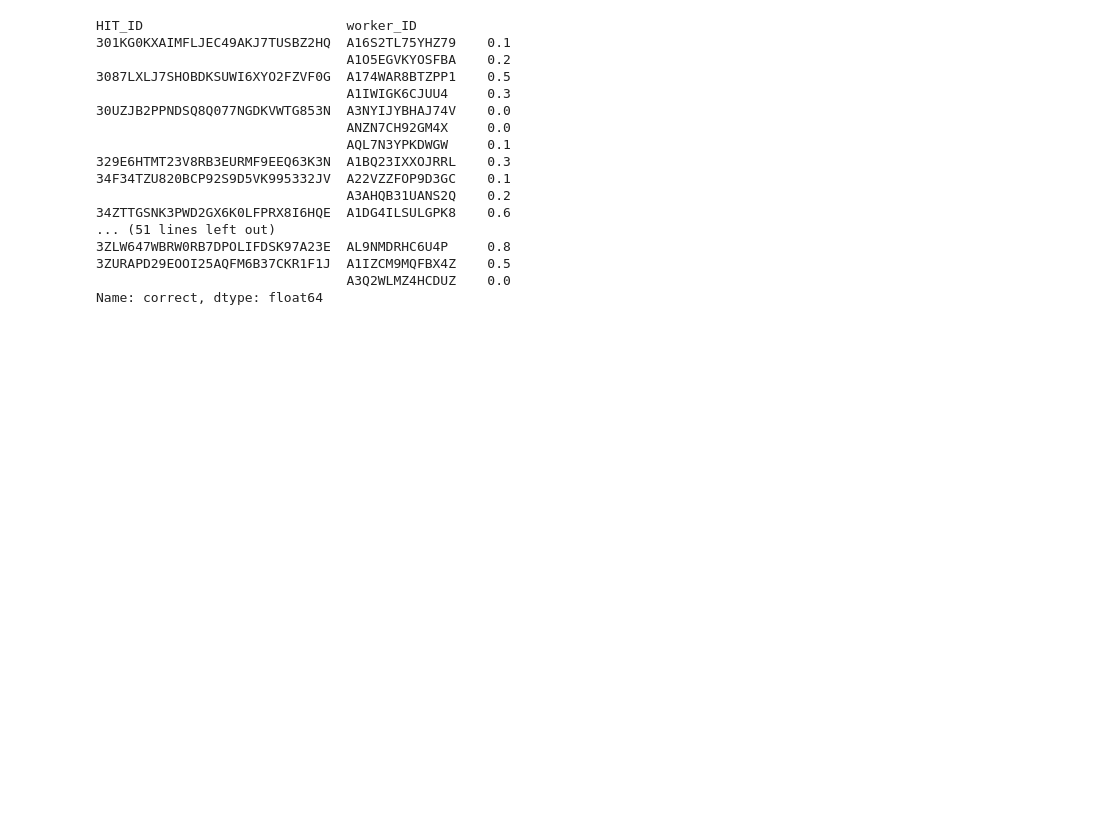
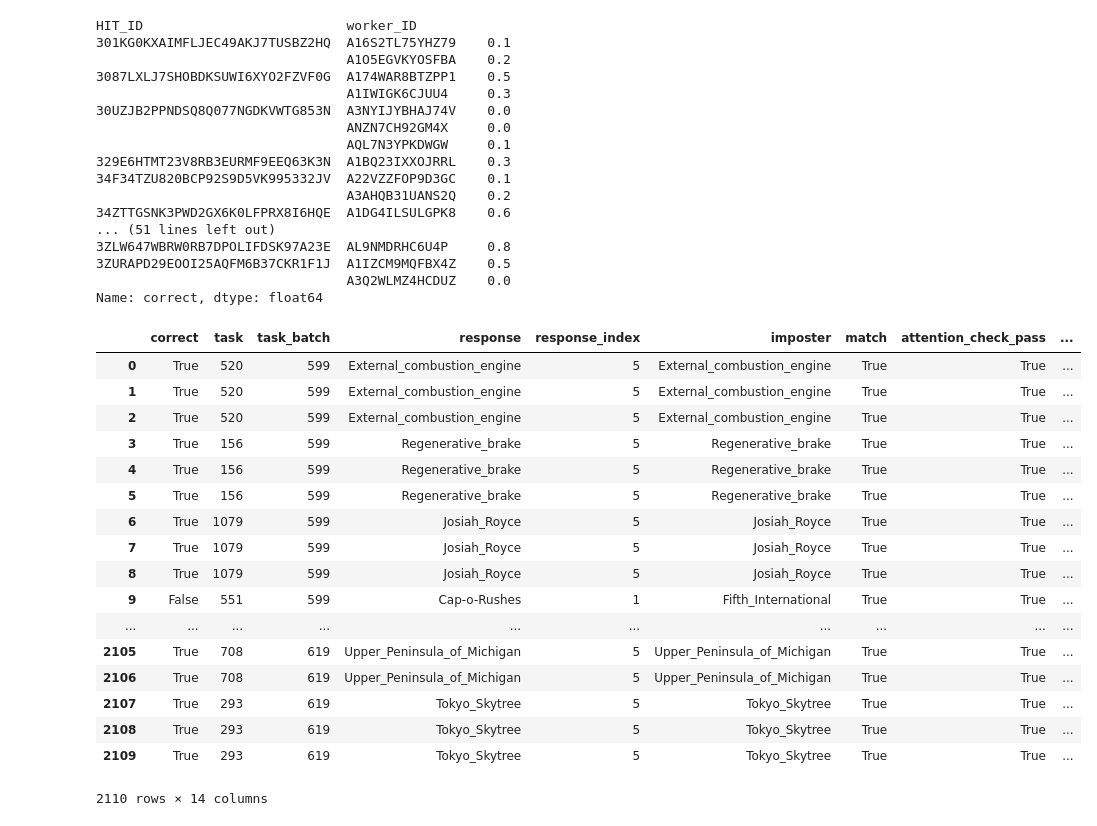
Before and after one commit to jmaddock/knowledge_graph, a Jupyter notebook: mturk_read_results_10-6-20.ipynb, the cells around one changed output. Cells and saved outputs as stored; diff of their text form; code cells hidden in the pictures; blank space fills up the shorter version.

```diff
--- a/mturk_read_results_10-6-20.ipynb
+++ b/mturk_read_results_10-6-20.ipynb
@@ -265,0 +276,21 @@ Name: correct, dtype: float64
+# %%
+attn_pass_results_df
+# %% [output]
+|  | correct | task | task_batch | response | response_index | imposter | match | attention_check_pass | ... |
+| 0 | True | 520 | 599 | External_combustion_engine | 5 | External_combustion_engine | True | True | ... |
+| 1 | True | 520 | 599 | External_combustion_engine | 5 | External_combustion_engine | True | True | ... |
+| 2 | True | 520 | 599 | External_combustion_engine | 5 | External_combustion_engine | True | True | ... |
+| 3 | True | 156 | 599 | Regenerative_brake | 5 | Regenerative_brake | True | True | ... |
+| 4 | True | 156 | 599 | Regenerative_brake | 5 | Regenerative_brake | True | True | ... |
+| 5 | True | 156 | 599 | Regenerative_brake | 5 | Regenerative_brake | True | True | ... |
+| 6 | True | 1079 | 599 | Josiah_Royce | 5 | Josiah_Royce | True | True | ... |
+| 7 | True | 1079 | 599 | Josiah_Royce | 5 | Josiah_Royce | True | True | ... |
+| 8 | True | 1079 | 599 | Josiah_Royce | 5 | Josiah_Royce | True | True | ... |
+| 9 | False | 551 | 599 | Cap-o-Rushes | 1 | Fifth_International | True | True | ... |
+| ... | ... | ... | ... | ... | ... | ... | ... | ... | ... |
+| 2105 | True | 708 | 619 | Upper_Peninsula_of_Michigan | 5 | Upper_Peninsula_of_Michigan | True | True | ... |
+| 2106 | True | 708 | 619 | Upper_Peninsula_of_Michigan | 5 | Upper_Peninsula_of_Michigan | True | True | ... |
+| 2107 | True | 293 | 619 | Tokyo_Skytree | 5 | Tokyo_Skytree | True | True | ... |
+| 2108 | True | 293 | 619 | Tokyo_Skytree | 5 | Tokyo_Skytree | True | True | ... |
+| 2109 | True | 293 | 619 | Tokyo_Skytree | 5 | Tokyo_Skytree | True | True | ... |
+2110 rows × 14 columns
```
Also changed, not shown: parts of 6 cells of this notebook, 12 other files.
